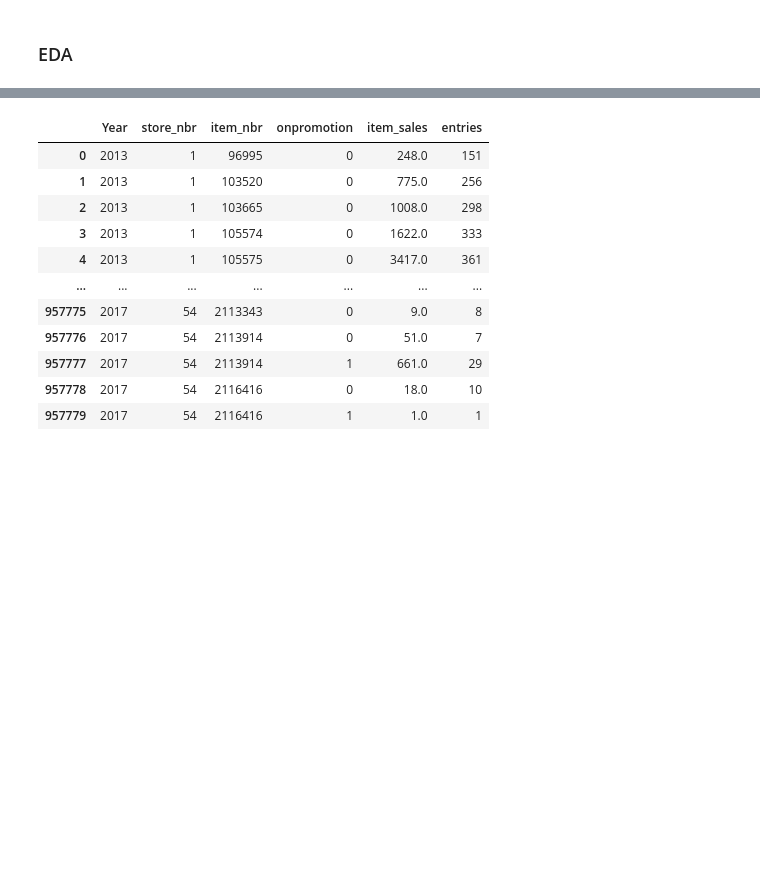
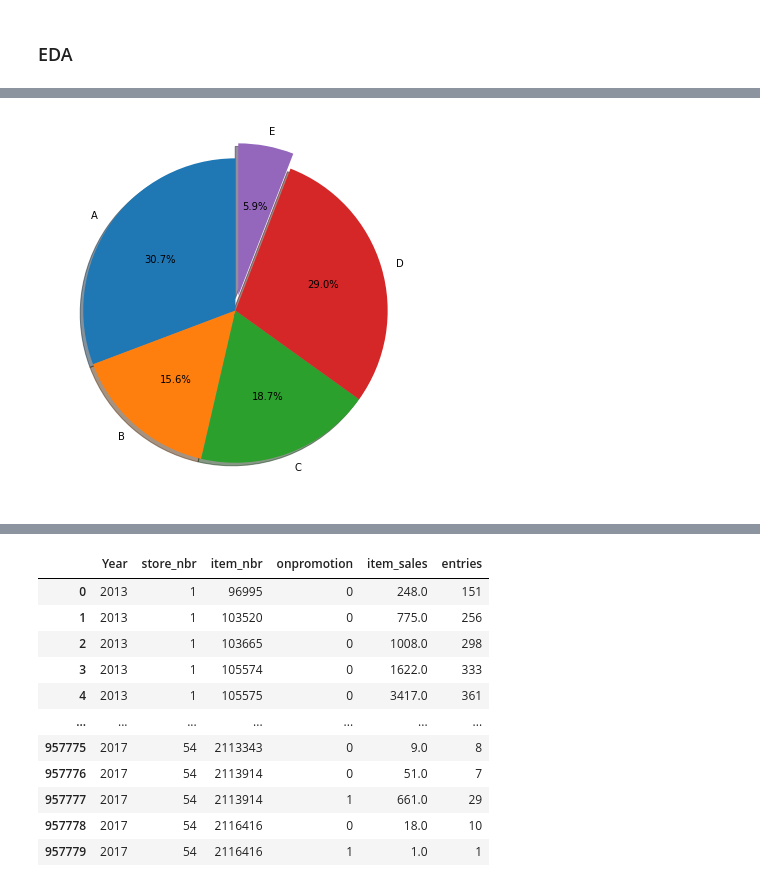
Before and after one commit to juli-ter/Coursework4, a Jupyter notebook: Favorita_Grocery.ipynb, the cells around one changed output, grey strips where cells are left out. Drawn from its saved outputs; the diff is of its cells as text; code cells hidden in the pictures; blank space fills up the shorter version.

```diff
--- a/Favorita_Grocery.ipynb
+++ b/Favorita_Grocery.ipynb
@@ -244,0 +635,3 @@ memory saved is approx 3444.433624267578  MB
+# %%
+df_store_sales = grocery.groupby('type').unit_sales.sum().reset_index()
+df_store_sales
@@ -244,0 +645,8 @@ memory saved is approx 3444.433624267578  MB
+# %%
+explode = (0, 0, 0, 0, 0.1)
+fig1, ax1 = plt.subplots(figsize = [7, 7])
+ax1.pie(df_store_sales['unit_sales'], explode=explode, labels = ['A', 'B', 'C', 'D', 'E'], autopct='%1.1f%%',
+        shadow=True, startangle=90)
+plt.show()
+# %% [output]
+[figure, added]
```
Also changed, not shown: parts of 68 cells of this notebook.
